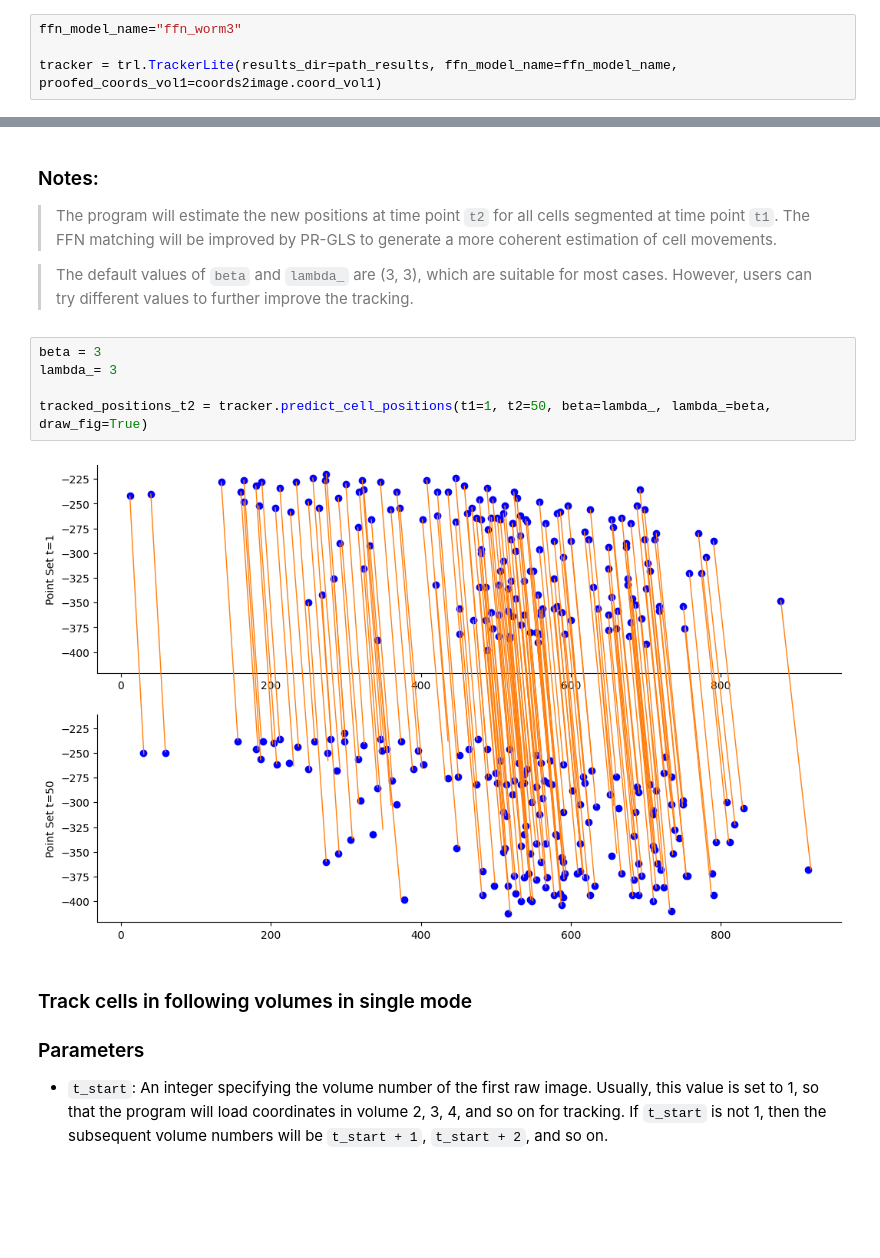
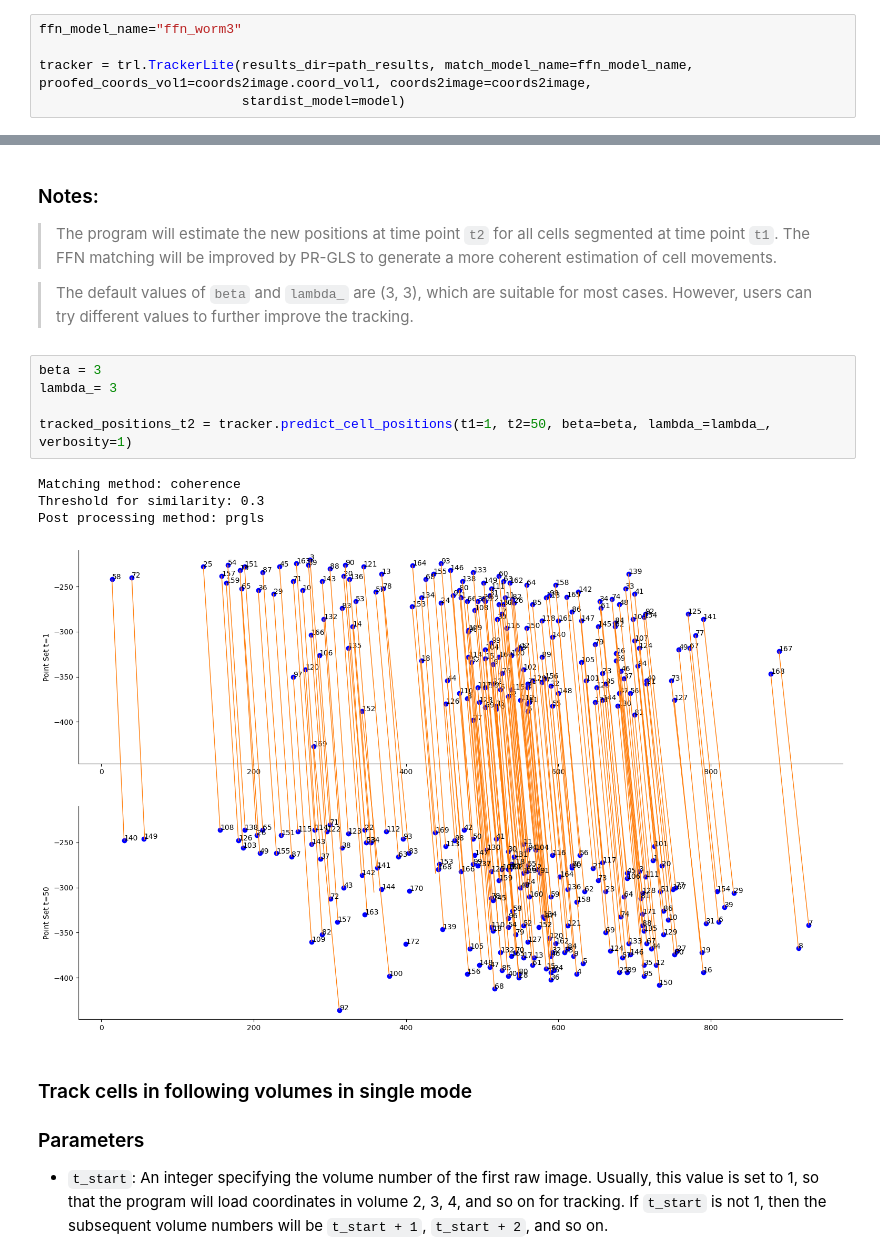
Before and after one commit to WenChentao/3DeeCellTracker, a Jupyter notebook: Examples/use_stardist/track_worm1_stardist_single_mode.ipynb, the cells around one changed output, grey strips where cells are left out. Cells and saved outputs as stored; diff of their text form; blank space fills up the shorter version.

```diff
--- a/Examples/use_stardist/track_worm1_stardist_single_mode.ipynb
+++ b/Examples/use_stardist/track_worm1_stardist_single_mode.ipynb
@@ -177,4 +152,5 @@ Calculating coordinates of cell centers...
 # %%
 ffn_model_name="ffn_worm3"
 
-tracker = trl.TrackerLite(results_dir=path_results, ffn_model_name=ffn_model_name, proofed_coords_vol1=coords2image.coord_vol1)
+tracker = trl.TrackerLite(results_dir=path_results, match_model_name=ffn_model_name, proofed_coords_vol1=coords2image.coord_vol1, coords2image=coords2image,
+                          stardist_model=model)
@@ -210,10 +186,13 @@ tracker.match_by_ffn(t1=t1, t2=t2)
 # %%
 beta = 3
 lambda_= 3
 
-tracked_positions_t2 = tracker.predict_cell_positions(t1=1, t2=50, beta=lambda_, lambda_=beta, draw_fig=True)
+tracked_positions_t2 = tracker.predict_cell_positions(t1=1, t2=50, beta=beta, lambda_=lambda_, verbosity=1)
 # %% [output]
+Matching method: coherence
+Threshold for similarity: 0.3
+Post processing method: prgls
-[figure, old version]
+[figure, new version]
 # %% [markdown]
 ### Track cells in following volumes in single mode
 
```
Also changed, not shown: parts of 7 cells of this notebook, 3 other files.
